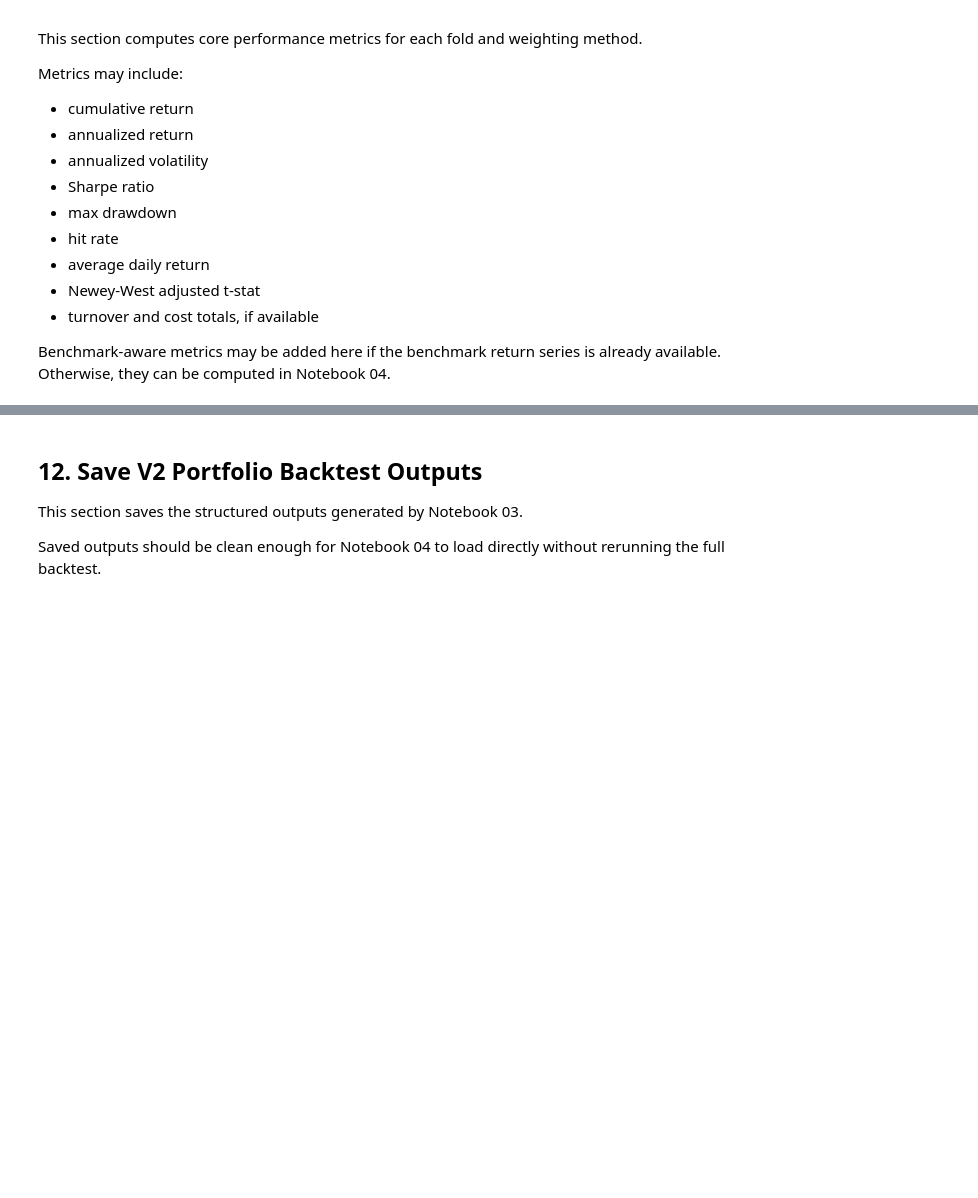
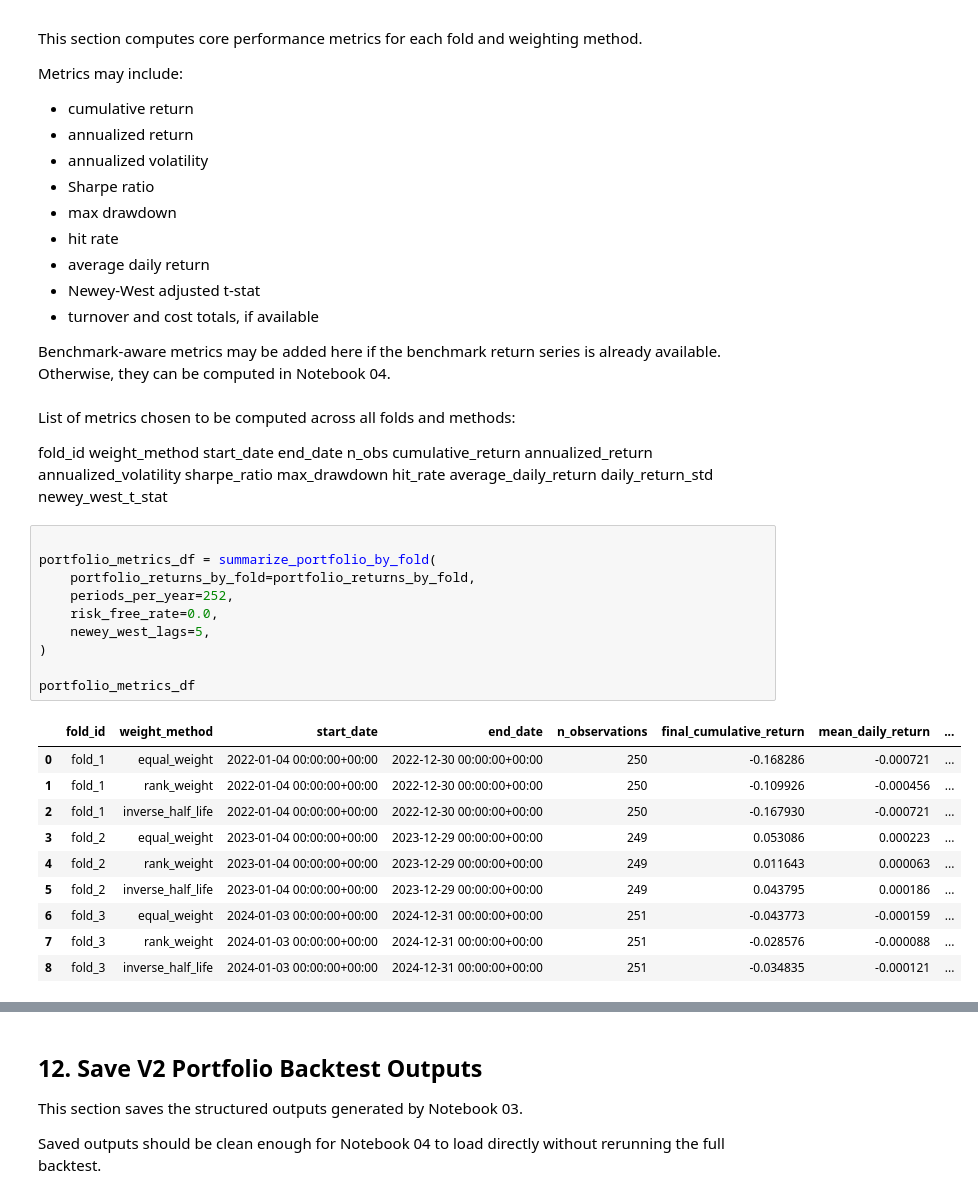
Before and after one commit to aditiseshadricodes/QuantProjects, a Jupyter notebook: pairs-trading-ai-tech/notebooks/03_portfolio_backtest_v2.ipynb, the cells around one changed output, grey strips where cells are left out. Cells and saved outputs as stored; diff of their text form; blank space fills up the shorter version.

Commit message:
Basic metric calculation and metrocs update.

```diff
--- a/pairs-trading-ai-tech/notebooks/03_portfolio_backtest_v2.ipynb
+++ b/pairs-trading-ai-tech/notebooks/03_portfolio_backtest_v2.ipynb
@@ -1033,3 +1012,41 @@ Metrics may include:
 - turnover and cost totals, if available
 
 Benchmark-aware metrics may be added here if the benchmark return series is already available. Otherwise, they can be computed in Notebook 04.
+# %% [markdown]
+List of metrics chosen to be computed across all folds and methods:
+
+fold_id
+weight_method
+start_date
+end_date
+n_obs
+cumulative_return
+annualized_return
+annualized_volatility
+sharpe_ratio
+max_drawdown
+hit_rate
+average_daily_return
+daily_return_std
+newey_west_t_stat
+# %%
+
+portfolio_metrics_df = summarize_portfolio_by_fold(
+    portfolio_returns_by_fold=portfolio_returns_by_fold,
+    periods_per_year=252,
+    risk_free_rate=0.0,
+    newey_west_lags=5,
+)
+
+portfolio_metrics_df
+# %% [output]
+|  | fold_id | weight_method | start_date | end_date | n_observations | final_cumulative_return | mean_daily_return | ... |
+| 0 | fold_1 | equal_weight | 2022-01-04 00:00:00+00:00 | 2022-12-30 00:00:00+00:00 | 250 | -0.168286 | -0.000721 | ... |
+| 1 | fold_1 | rank_weight | 2022-01-04 00:00:00+00:00 | 2022-12-30 00:00:00+00:00 | 250 | -0.109926 | -0.000456 | ... |
+| 2 | fold_1 | inverse_half_life | 2022-01-04 00:00:00+00:00 | 2022-12-30 00:00:00+00:00 | 250 | -0.167930 | -0.000721 | ... |
+| 3 | fold_2 | equal_weight | 2023-01-04 00:00:00+00:00 | 2023-12-29 00:00:00+00:00 | 249 | 0.053086 | 0.000223 | ... |
+| 4 | fold_2 | rank_weight | 2023-01-04 00:00:00+00:00 | 2023-12-29 00:00:00+00:00 | 249 | 0.011643 | 0.000063 | ... |
+| 5 | fold_2 | inverse_half_life | 2023-01-04 00:00:00+00:00 | 2023-12-29 00:00:00+00:00 | 249 | 0.043795 | 0.000186 | ... |
+| 6 | fold_3 | equal_weight | 2024-01-03 00:00:00+00:00 | 2024-12-31 00:00:00+00:00 | 251 | -0.043773 | -0.000159 | ... |
+| 7 | fold_3 | rank_weight | 2024-01-03 00:00:00+00:00 | 2024-12-31 00:00:00+00:00 | 251 | -0.028576 | -0.000088 | ... |
+| 8 | fold_3 | inverse_half_life | 2024-01-03 00:00:00+00:00 | 2024-12-31 00:00:00+00:00 | 251 | -0.034835 | -0.000121 | ... |
```
Also changed, not shown: parts of 14 cells of this notebook, 1 other file.
